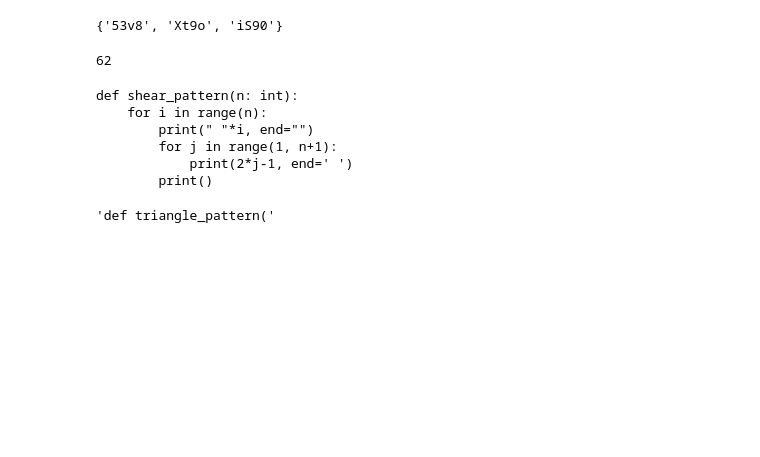
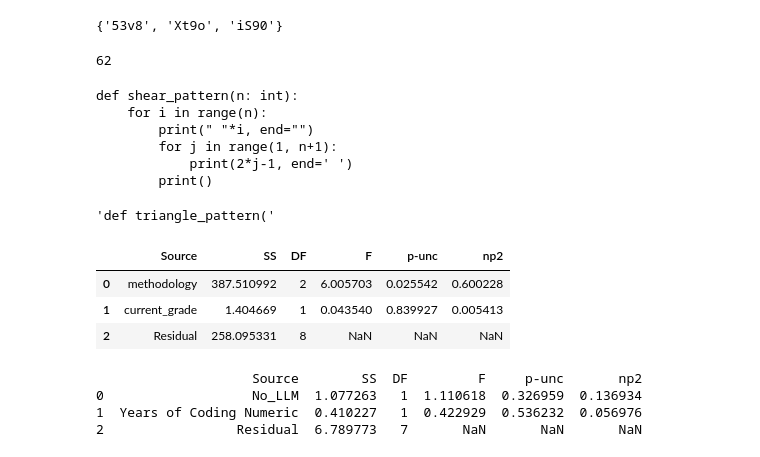
Before and after one commit to karths8/AI-Code-Helper, a Jupyter notebook: rough.ipynb, the cells around one changed output. Drawn from its saved outputs; the diff is of its cells as text; code cells hidden in the pictures; blank space fills up the shorter version.

```diff
--- a/rough.ipynb
+++ b/rough.ipynb
@@ -1114,3 +1114,48 @@ m = re.search("^def (.*)\(", code, re.MULTILINE)
 m.group(0)
 # %% [output]
 'def triangle_pattern('
+# %%
+from pingouin import ancova
+import pandas as pd
+import numpy as np
+
+data = pd.DataFrame({'methodology': np.repeat(['A', 'B', 'C'], 4),
+					'current_grade': [67, 88, 75, 85,
+									92, 77, 74, 88,
+									91, 88, 82, 80],
+					'test_score': [77, 89, 74, 69,
+									88, 93, 94, 90,
+									85, 81, 83, 79]})
+
+ancova(data=data, dv='test_score', covar='current_grade', between='methodology')
+# %% [output]
+|  | Source | SS | DF | F | p-unc | np2 |
+| 0 | methodology | 387.510992 | 2 | 6.005703 | 0.025542 | 0.600228 |
+| 1 | current_grade | 1.404669 | 1 | 0.043540 | 0.839927 | 0.005413 |
+| 2 | Residual | 258.095331 | 8 | NaN | NaN | NaN |
+# %%
+import pandas as pd
+import pingouin as pg
+
+# Assuming 'data' is your DataFrame loaded from the CSV with correct columns
+
+data = pd.read_csv('Collected_Data.csv')
+
+# Convert "Years of Coding Experience" into a numerical format
+experience_mapping = {
+    "< 1 Semester": 0.5,
+    "1 Semester": 1,
+    "2 Semester": 2,
+    ">2 Semesters": 3  # Assuming ">2 Semesters" means 3 semesters or more
+}
+data['Years of Coding Numeric'] = data['Years of Coding Experience'].map(experience_mapping)
+
+# Run ANCOVA using pingouin
+ancova_results = pg.ancova(data=data, dv='total_score', covar='Years of Coding Numeric', between='No_LLM')
+
+print(ancova_results)
+# %% [output]
+                    Source        SS  DF         F     p-unc       np2
+0                   No_LLM  1.077263   1  1.110618  0.326959  0.136934
+1  Years of Coding Numeric  0.410227   1  0.422929  0.536232  0.056976
+2                 Residual  6.789773   7       NaN       NaN       NaN
```
Also changed, not shown: 2 other files.
